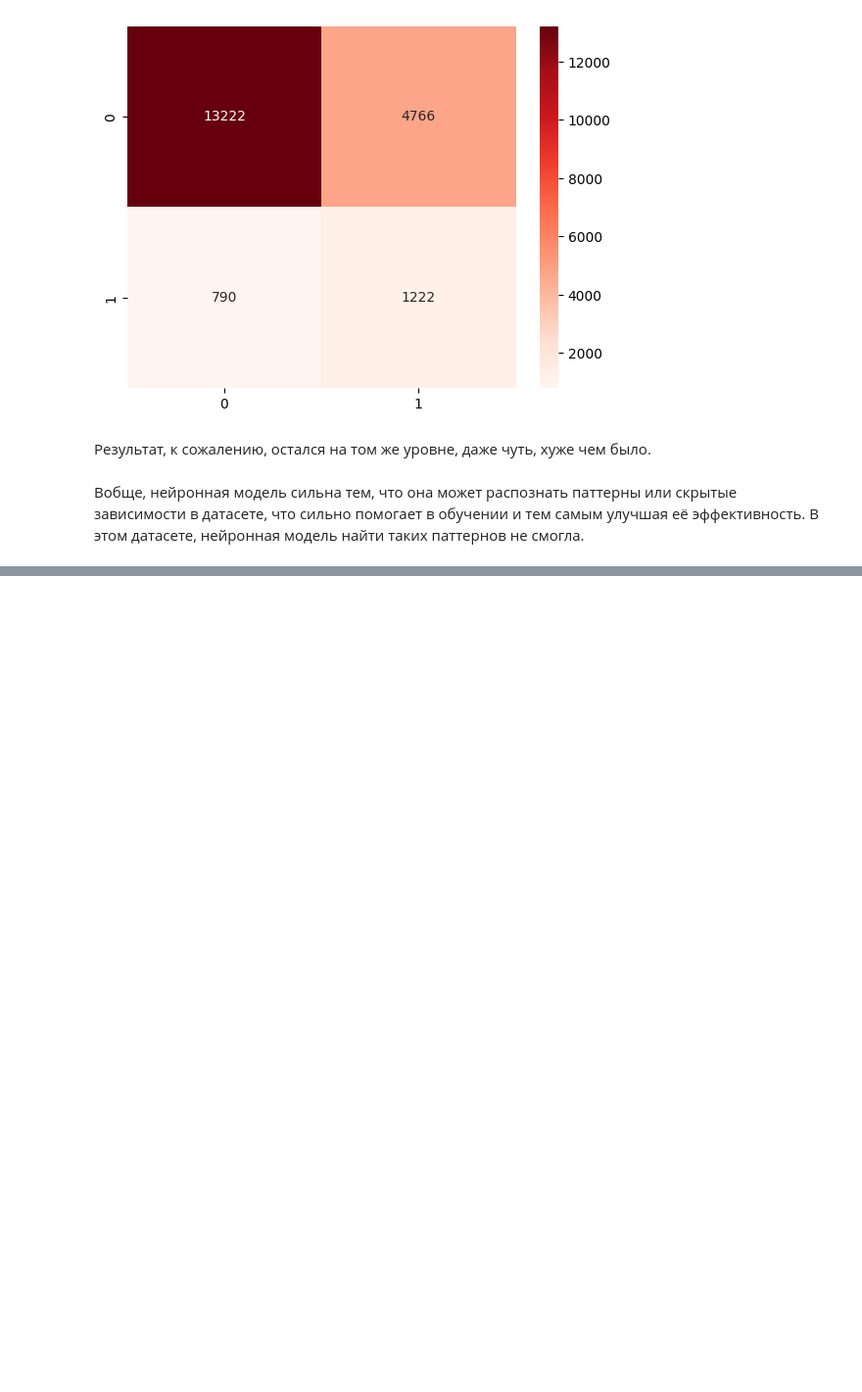
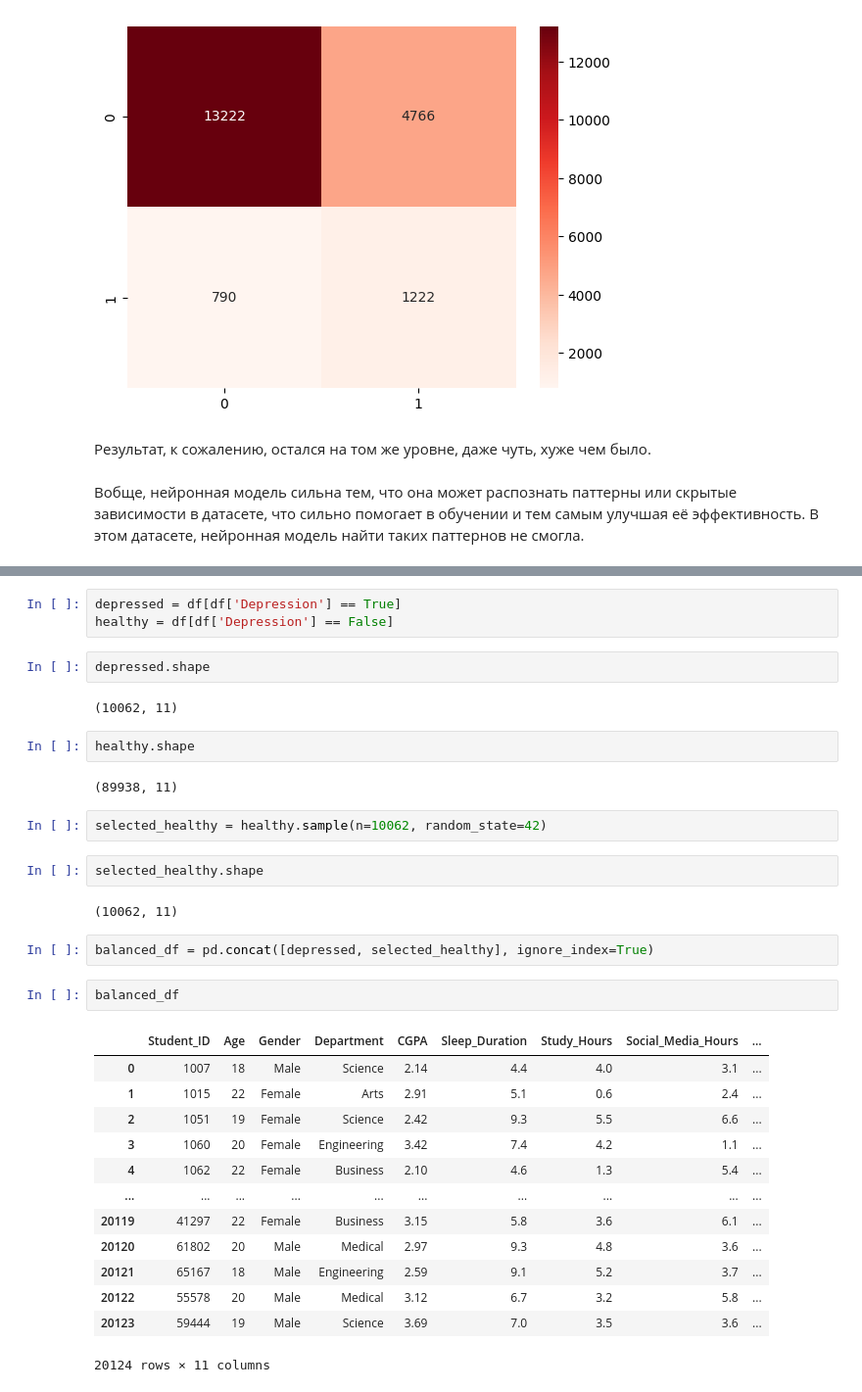
Before and after one commit to Kasilnur/ML2, a Jupyter notebook: StudentMentality_Kaskinbaev.ipynb, the cells around one changed output, grey strips where cells are left out. Shown at 98% size. Cells and saved outputs as stored; diff of their text form; blank space fills up the shorter version.

```diff
--- a/StudentMentality_Kaskinbaev.ipynb
+++ b/StudentMentality_Kaskinbaev.ipynb
@@ -441,0 +444,35 @@ plt.show()
+# %%
+depressed = df[df['Depression'] == True]
+healthy = df[df['Depression'] == False]
+# %%
+depressed.shape
+# %% [output]
+(10062, 11)
+# %%
+healthy.shape
+# %% [output]
+(89938, 11)
+# %%
+selected_healthy = healthy.sample(n=10062, random_state=42)
+# %%
+selected_healthy.shape
+# %% [output]
+(10062, 11)
+# %%
+balanced_df = pd.concat([depressed, selected_healthy], ignore_index=True)
+# %%
+balanced_df
+# %% [output]
+|  | Student_ID | Age | Gender | Department | CGPA | Sleep_Duration | Study_Hours | Social_Media_Hours | ... |
+| 0 | 1007 | 18 | Male | Science | 2.14 | 4.4 | 4.0 | 3.1 | ... |
+| 1 | 1015 | 22 | Female | Arts | 2.91 | 5.1 | 0.6 | 2.4 | ... |
+| 2 | 1051 | 19 | Female | Science | 2.42 | 9.3 | 5.5 | 6.6 | ... |
+| 3 | 1060 | 20 | Female | Engineering | 3.42 | 7.4 | 4.2 | 1.1 | ... |
+| 4 | 1062 | 22 | Female | Business | 2.10 | 4.6 | 1.3 | 5.4 | ... |
+| ... | ... | ... | ... | ... | ... | ... | ... | ... | ... |
+| 20119 | 41297 | 22 | Female | Business | 3.15 | 5.8 | 3.6 | 6.1 | ... |
+| 20120 | 61802 | 20 | Male | Medical | 2.97 | 9.3 | 4.8 | 3.6 | ... |
+| 20121 | 65167 | 18 | Male | Engineering | 2.59 | 9.1 | 5.2 | 3.7 | ... |
+| 20122 | 55578 | 20 | Male | Medical | 3.12 | 6.7 | 3.2 | 5.8 | ... |
+| 20123 | 59444 | 19 | Male | Science | 3.69 | 7.0 | 3.5 | 3.6 | ... |
+20124 rows × 11 columns
```
Also changed, not shown: parts of 23 cells of this notebook.
